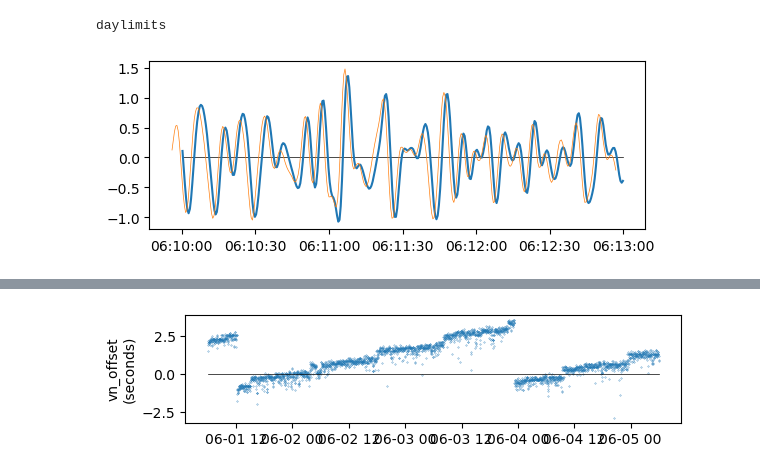
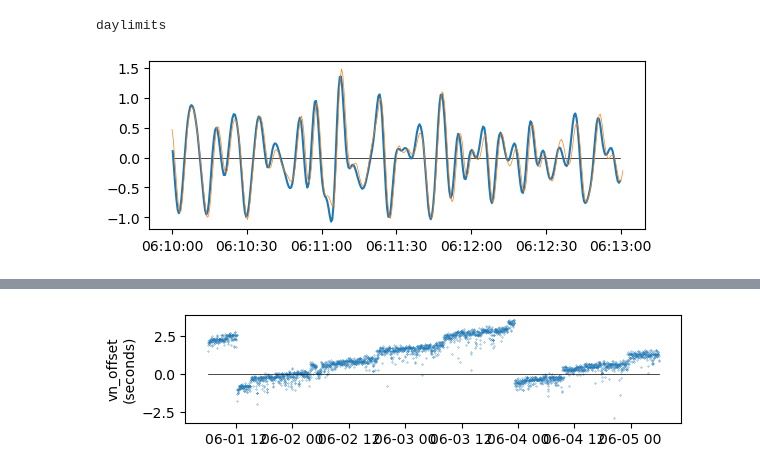
Before and after one commit to deszoeke/lidar, a Jupyter notebook: rot_sandbox.ipynb, the cells around one changed output, grey strips where cells are left out. Saved outputs shown, nothing was run; the diff lists cells and outputs as text; code cells hidden in the pictures.

```diff
--- a/rot_sandbox.ipynb
+++ b/rot_sandbox.ipynb
@@ -428,32 +429,32 @@ daylimits
 # %%
 # sync time series
 
 sample_factor = 10 #9.933333 # 9.95 not quite 10 = 20 Hz / 2 Hz
 # Vn actually samples slightly slower than 10x the speed of POSMV
 # so stepping by 10 Vn gets ahead of alignment with POSMV.
 # Need to advance one index less (9 rather than 10) every 167 samples
 
 # example time series synced by hand in vectornav.ipynb
 post, poen, vnst, vnen = daylimits(DateTime(2024,6,1,6,10,0), Minute(3)) # June 1 1st day of Vn2
 # this example window has a lag of ~20 s (`vectornav.ipynb`)
 # subtract 20 s from vndt to match same signal at same time
 # indices vnst:vnen already shift for the 18 GPS leapseconds;
 # at this time, need to shift forward 40 indices for the 2 s.
-vn_offset = 4
+vn_offset = 48
 # indices for Vn that line up with POSMV
-vv = round.(Integer, range(vnst, step=sample_factor, length=poen-post+1))
+vv = round.(Integer, range(vn_offset+vnst, step=sample_factor, length=poen-post+1))
 pp = post:poen
 # plot demonstrates that it's synced
 clf()
 subplot(2,1,1)
 plot(posmvdt[[post, poen]], [0,0], color="k", linewidth=0.5)
 plot(posmvdt[post:poen], anom(Pashr[:pitch][post:poen]), label="POSMV pitch") # blue
-plot(vndt[vv]-Second(18)-Millisecond(1000*vn_offset), anom(Vn[:Roll][vv]), label="VectorNav roll", linewidth=0.5)
+plot(vndt[vv]-Second(18)-Millisecond(50*vn_offset), anom(Vn[:Roll][vv]), label="VectorNav roll", linewidth=0.5)
 # plot(posmvdt[post:poen], 100.0 .*θrate[post:poen], label="rate", linewidth=0.5)
 # plot(posmvdt[post:poen], 100.0 .*anom(θrate[post:poen]), label="rate")
 gcf()
 # %% [output]
-[figure, old version]
+[figure, new version]
 # %%
 # window and sync time series
 
```
Also changed, not shown: parts of 3 cells of this notebook.
